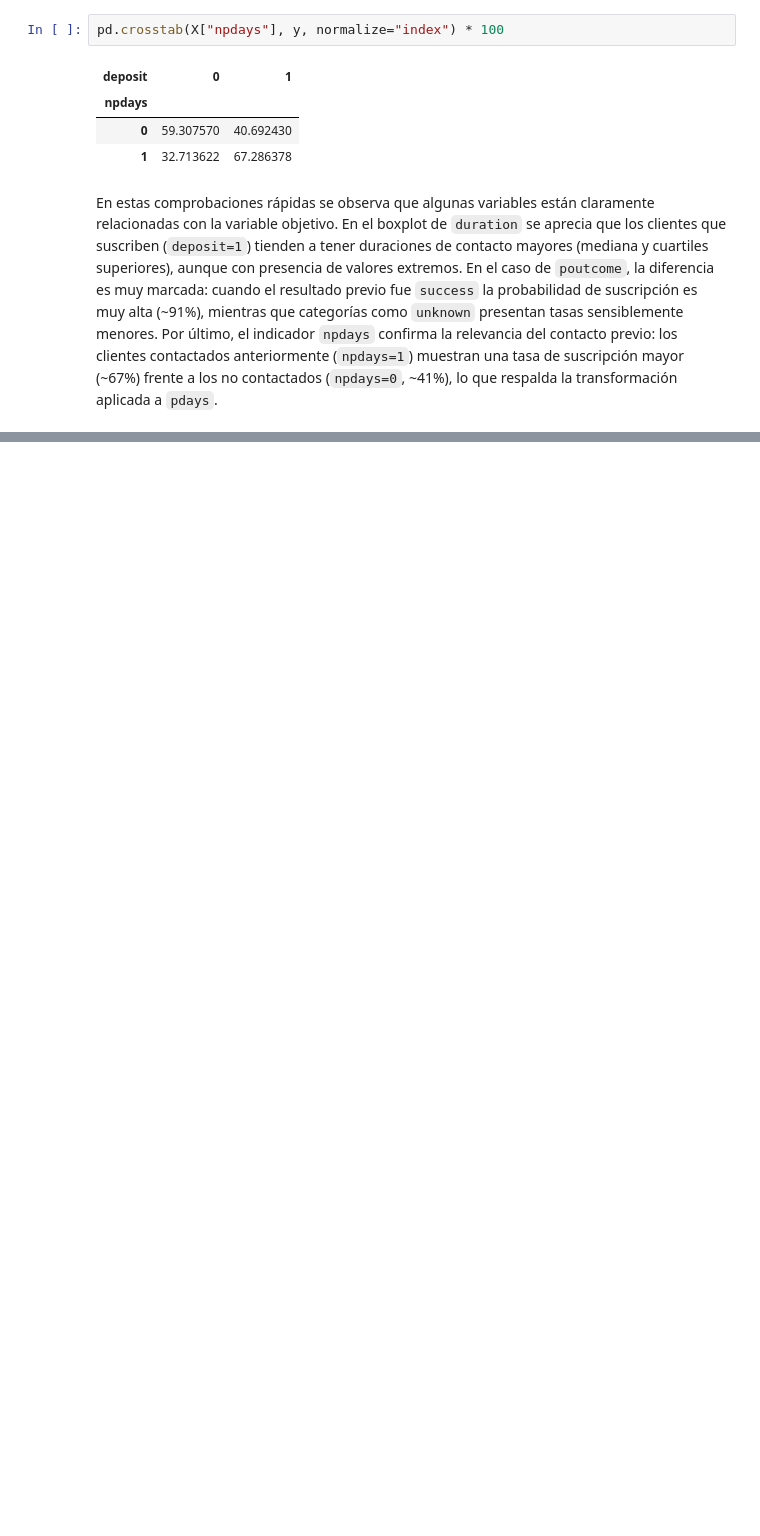
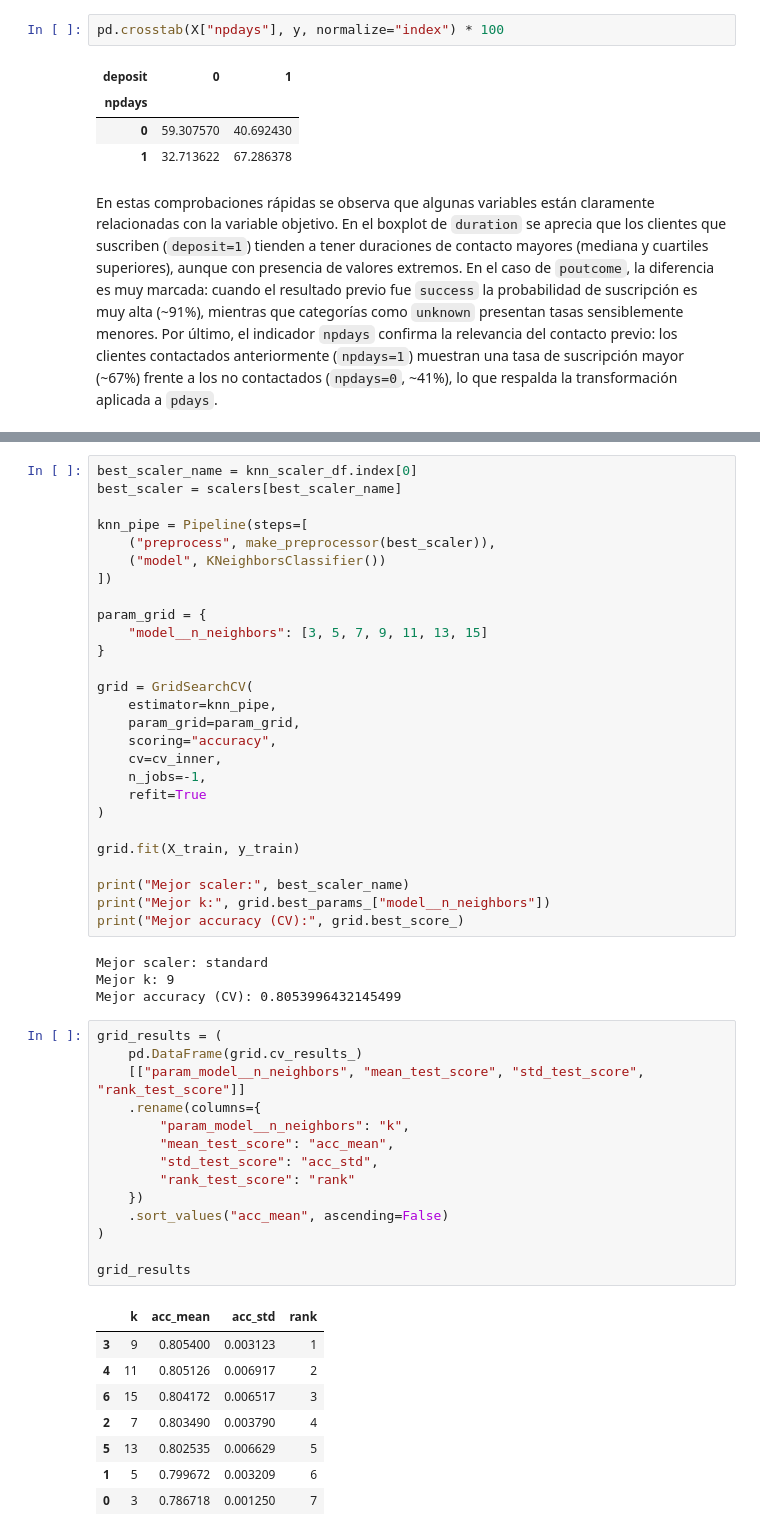
Before and after one commit to DiegoVa6/Grupo05_Practica1, a Jupyter notebook: exercise.ipynb, the cells around one changed output, grey strips where cells are left out. Cells and saved outputs as stored; diff of their text form; blank space fills up the shorter version.

Commit message:
Fixed enumeration for EDA (part 1) + Added correct modeling & evaluation

```diff
--- a/exercise.ipynb
+++ b/exercise.ipynb
@@ -553,0 +490,54 @@ Mejores hiperparámetros: {'model__n_neighbors': 9, 'preprocess': ColumnTransfor
+# %%
+best_scaler_name = knn_scaler_df.index[0]
+best_scaler = scalers[best_scaler_name]
+
+knn_pipe = Pipeline(steps=[
+    ("preprocess", make_preprocessor(best_scaler)),
+    ("model", KNeighborsClassifier())
+])
+
+param_grid = {
+    "model__n_neighbors": [3, 5, 7, 9, 11, 13, 15]
+}
+
+grid = GridSearchCV(
+    estimator=knn_pipe,
+    param_grid=param_grid,
+    scoring="accuracy",
+    cv=cv_inner,
+    n_jobs=-1,
+    refit=True
+)
+
+grid.fit(X_train, y_train)
+
+print("Mejor scaler:", best_scaler_name)
+print("Mejor k:", grid.best_params_["model__n_neighbors"])
+print("Mejor accuracy (CV):", grid.best_score_)
+# %% [output]
+Mejor scaler: standard
+Mejor k: 9
+Mejor accuracy (CV): 0.8053996432145499
+# %%
+grid_results = (
+    pd.DataFrame(grid.cv_results_)
+    [["param_model__n_neighbors", "mean_test_score", "std_test_score", "rank_test_score"]]
+    .rename(columns={
+        "param_model__n_neighbors": "k",
+        "mean_test_score": "acc_mean",
+        "std_test_score": "acc_std",
+        "rank_test_score": "rank"
+    })
+    .sort_values("acc_mean", ascending=False)
+)
+
+grid_results
+# %% [output]
+|  | k | acc_mean | acc_std | rank |
+| 3 | 9 | 0.805400 | 0.003123 | 1 |
+| 4 | 11 | 0.805126 | 0.006917 | 2 |
+| 6 | 15 | 0.804172 | 0.006517 | 3 |
+| 2 | 7 | 0.803490 | 0.003790 | 4 |
+| 5 | 13 | 0.802535 | 0.006629 | 5 |
+| 1 | 5 | 0.799672 | 0.003209 | 6 |
+| 0 | 3 | 0.786718 | 0.001250 | 7 |
```
Also changed, not shown: parts of 29 cells of this notebook.
